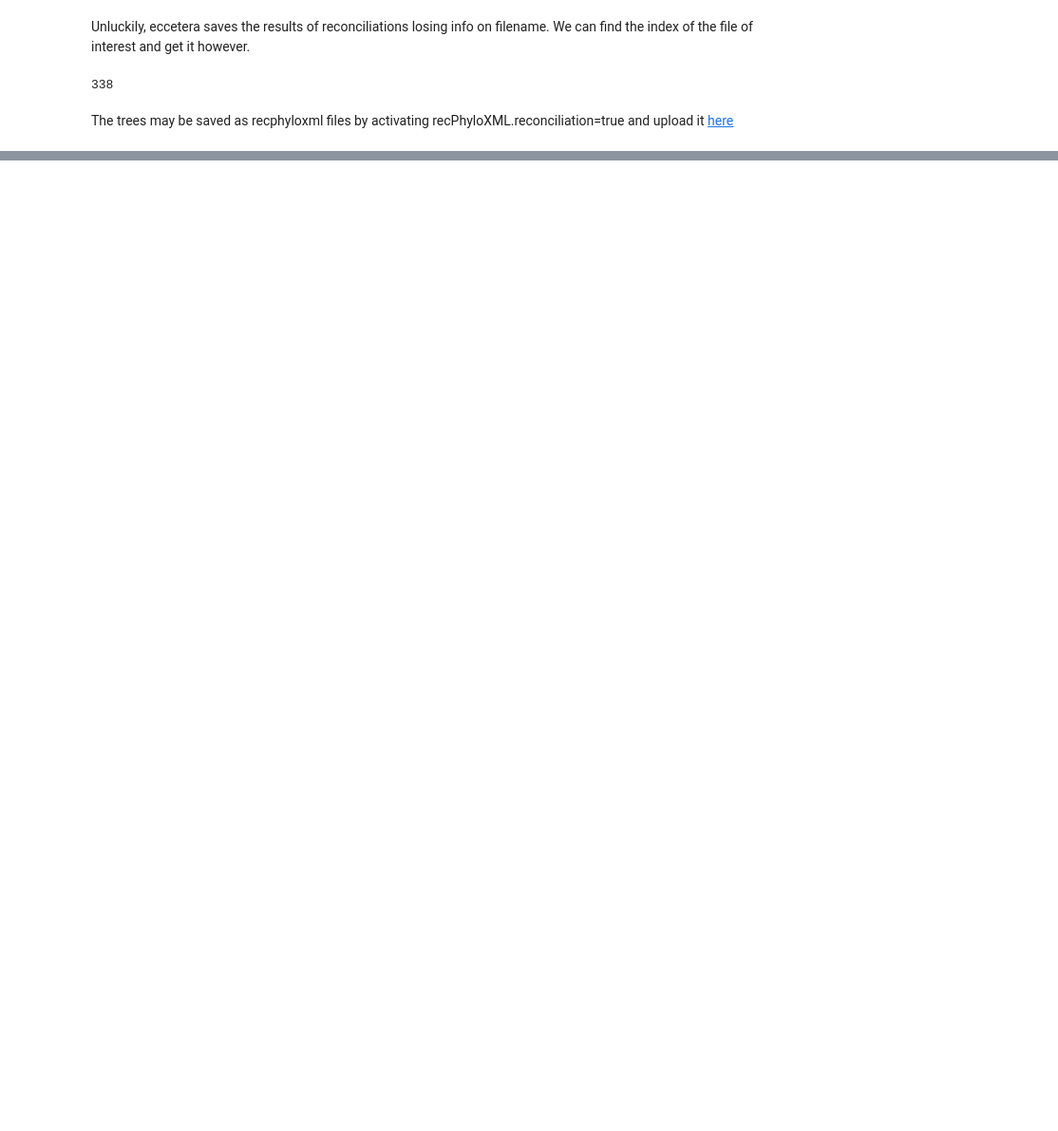
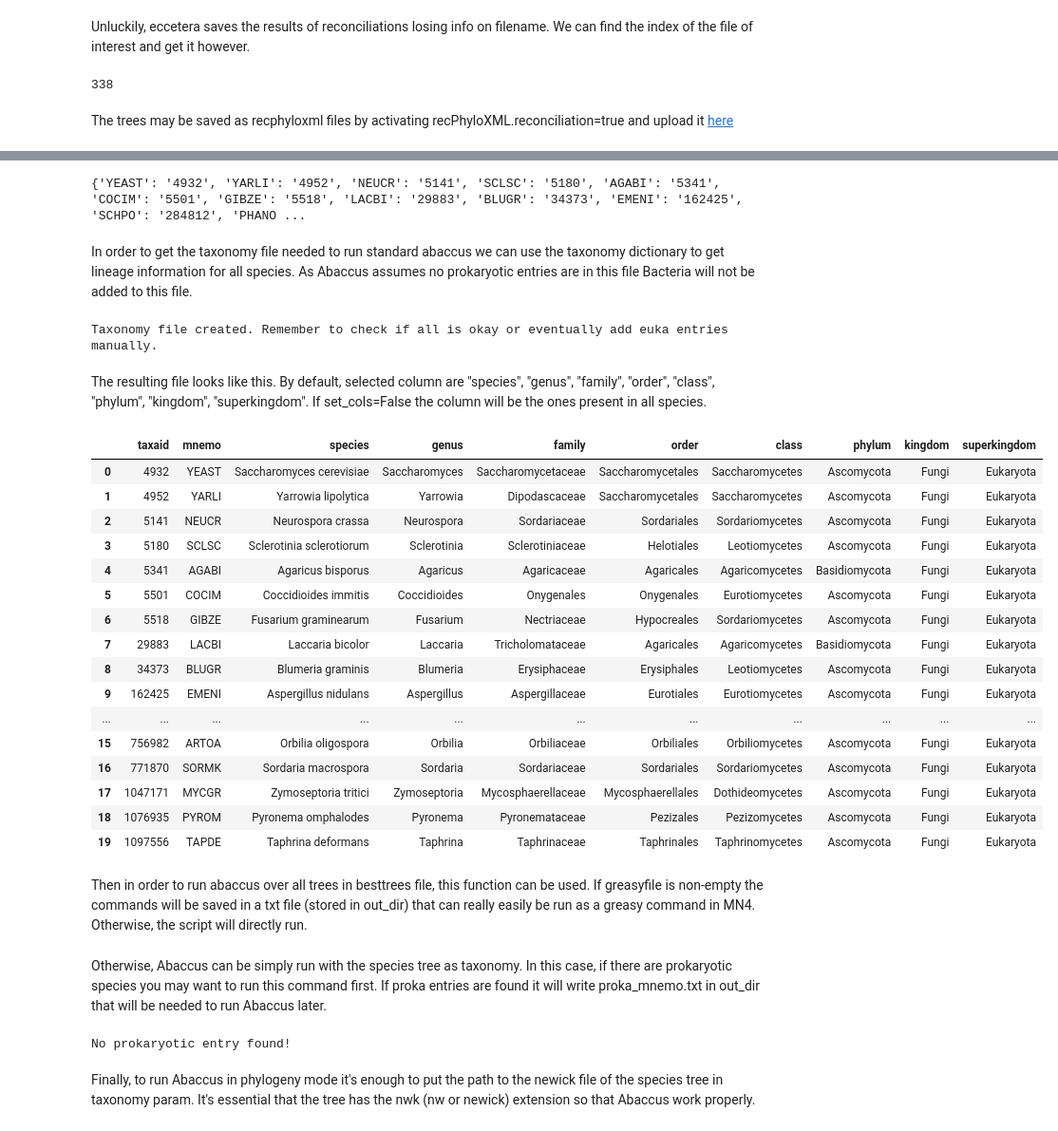
Before and after one commit to Gabaldonlab/phylome_analysis_giaco, a Jupyter notebook: examples/example_disc.ipynb, the cells around one changed output, grey strips where cells are left out. Shown at 95% size. Cells and saved outputs as stored; diff of their text form; code cells hidden in the pictures; blank space fills up the shorter version.

Commit message:
Added run Abaccus

```diff
--- a/examples/example_disc.ipynb
+++ b/examples/example_disc.ipynb
@@ -115,0 +123,43 @@ The trees may be saved as recphyloxml files by activating recPhyloXML.reconcilia
+# %%
+sptree_tree = Tree(sptree)
+phy_info = "./test_data/phylome_info15.txt"
+tax_dict_i = ap.get_tax_dict_info(phy_info)
+whole_tax_dict = ap.get_taxonomic_df(tax_dict_i)
+
+abaccus_script = "../Abaccus/scripts/abaccus.py"
+out_tax = outDir + "/taxon_euka.csv"
+# %%
+print(tax_dict_i)
+# %% [output]
+{'YEAST': '4932', 'YARLI': '4952', 'NEUCR': '5141', 'SCLSC': '5180', 'AGABI': '5341', 'COCIM': '5501', 'GIBZE': '5518', 'LACBI': '29883', 'BLUGR': '34373', 'EMENI': '162425', 'SCHPO': '284812', 'PHANO ...
+# %% [markdown]
+In order to get the taxonomy file needed to run standard abaccus we can use the taxonomy dictionary to get lineage information for all species. As Abaccus assumes no prokaryotic entries are in this file Bacteria will not be added to this file.
+# %%
+ap.get_abaccus_taxo(tax_dict_i, out_tax)
+# %% [output]
+Taxonomy file created. Remember to check if all is okay or eventually add euka entries manually.
+# %% [markdown]
+The resulting file looks like this. By default, selected column are "species", "genus", "family", "order", "class", "phylum", "kingdom", "superkingdom". If set_cols=False the column will be the ones present in all species.
+# %%
+import pandas as pd
+pd.read_csv(out_tax, sep=";")
+# %% [output]
+|  | taxaid | mnemo | species | genus | family | order | class | phylum | kingdom | superkingdom |
+| 0 | 4932 | YEAST | Saccharomyces cerevisiae | Saccharomyces | Saccharomycetaceae | Saccharomycetales | Saccharomycetes | Ascomycota | Fungi | Eukaryota |
+| 1 | 4952 | YARLI | Yarrowia lipolytica | Yarrowia | Dipodascaceae | Saccharomycetales | Saccharomycetes | Ascomycota | Fungi | Eukaryota |
+| 2 | 5141 | NEUCR | Neurospora crassa | Neurospora | Sordariaceae | Sordariales | Sordariomycetes | Ascomycota | Fungi | Eukaryota |
+| 3 | 5180 | SCLSC | Sclerotinia sclerotiorum | Sclerotinia | Sclerotiniaceae | Helotiales | Leotiomycetes | Ascomycota | Fungi | Eukaryota |
+| 4 | 5341 | AGABI | Agaricus bisporus | Agaricus | Agaricaceae | Agaricales | Agaricomycetes | Basidiomycota | Fungi | Eukaryota |
+| 5 | 5501 | COCIM | Coccidioides immitis | Coccidioides | Onygenales | Onygenales | Eurotiomycetes | Ascomycota | Fungi | Eukaryota |
+| 6 | 5518 | GIBZE | Fusarium graminearum | Fusarium | Nectriaceae | Hypocreales | Sordariomycetes | Ascomycota | Fungi | Eukaryota |
+| 7 | 29883 | LACBI | Laccaria bicolor | Laccaria | Tricholomataceae | Agaricales | Agaricomycetes | Basidiomycota | Fungi | Eukaryota |
+| 8 | 34373 | BLUGR | Blumeria graminis | Blumeria | Erysiphaceae | Erysiphales | Leotiomycetes | Ascomycota | Fungi | Eukaryota |
+| 9 | 162425 | EMENI | Aspergillus nidulans | Aspergillus | Aspergillaceae | Eurotiales | Eurotiomycetes | Ascomycota | Fungi | Eukaryota |
+| ... | ... | ... | ... | ... | ... | ... | ... | ... | ... | ... |
+| 15 | 756982 | ARTOA | Orbilia oligospora | Orbilia | Orbiliaceae | Orbiliales | Orbiliomycetes | Ascomycota | Fungi | Eukaryota |
+| 16 | 771870 | SORMK | Sordaria macrospora | Sordaria | Sordariaceae | Sordariales | Sordariomycetes | Ascomycota | Fungi | Eukaryota |
+| 17 | 1047171 | MYCGR | Zymoseptoria tritici | Zymoseptoria | Mycosphaerellaceae | Mycosphaerellales | Dothideomycetes | Ascomycota | Fungi | Eukaryota |
+| 18 | 1076935 | PYROM | Pyronema omphalodes | Pyronema | Pyronemataceae | Pezizales | Pezizomycetes | Ascomycota | Fungi | Eukaryota |
+| 19 | 1097556 | TAPDE | Taphrina deformans | Taphrina | Taphrinaceae | Taphrinales | Taphrinomycetes | Ascomycota | Fungi | Eukaryota |
+# %% [markdown]
+Then in order to run abaccus over all trees in besttrees file, this function can be used. If greasyfile is non-empty the commands will be saved in a txt file (stored in out_dir) that can really easily be run as a greasy command in MN4. Otherwise, the script will directly run.
@@ -115,0 +170,8 @@ The trees may be saved as recphyloxml files by activating recPhyloXML.reconcilia
+# %% [markdown]
+Otherwise, Abaccus can be simply run with the species tree as taxonomy. In this case, if there are prokaryotic species you may want to run this command first. If proka entries are found it will write proka_mnemo.txt in out_dir that will be needed to run Abaccus later.
+# %%
+ap.get_proka_file(whole_tax_dict, out_dir=outDir)
+# %% [output]
+No prokaryotic entry found!
+# %% [markdown]
+Finally, to run Abaccus in phylogeny mode it's enough to put the path to the newick file of the species tree in taxonomy param. It's essential that the tree has the nwk (nw or newick) extension so that Abaccus work properly.
```
Also changed, not shown: parts of 15 cells of this notebook, 6 other files.
